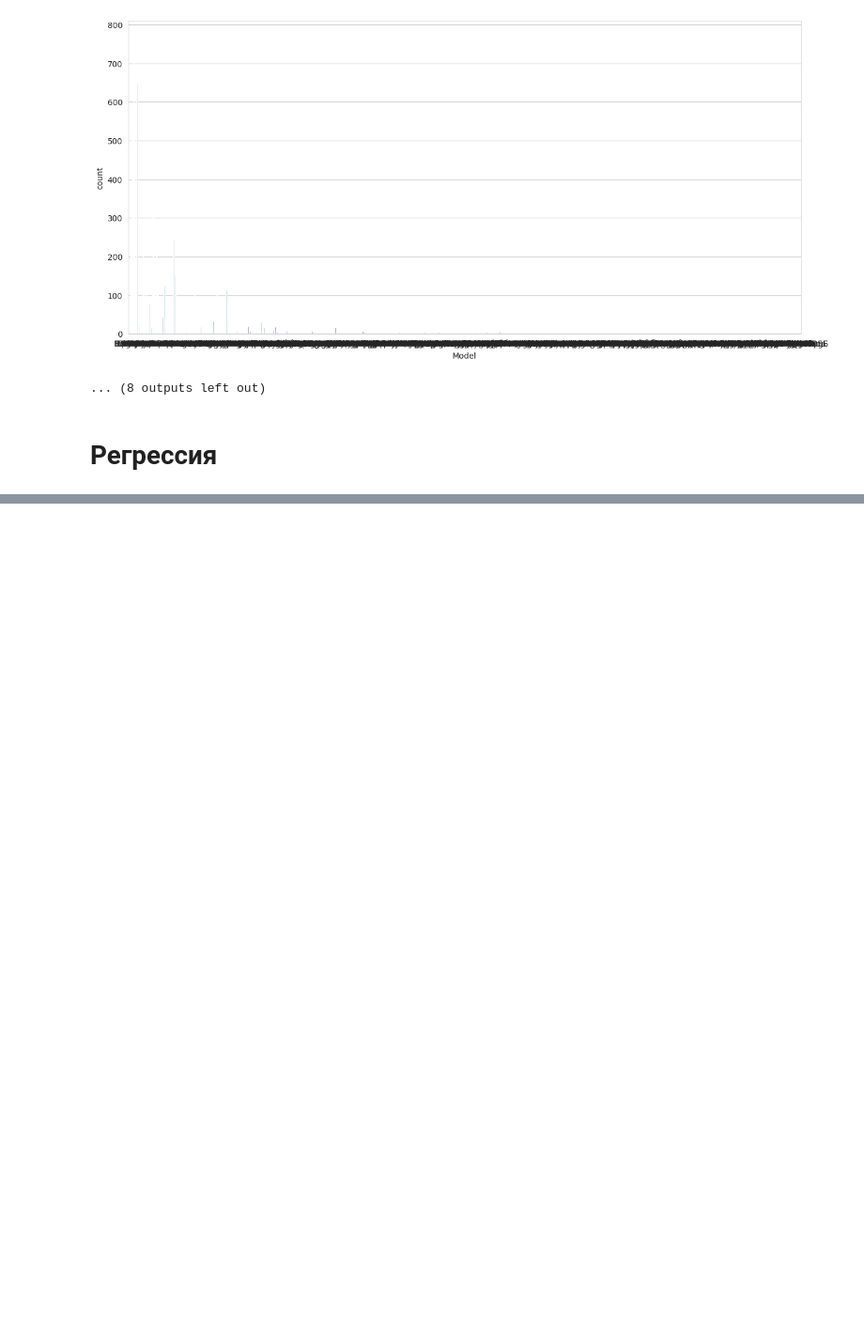
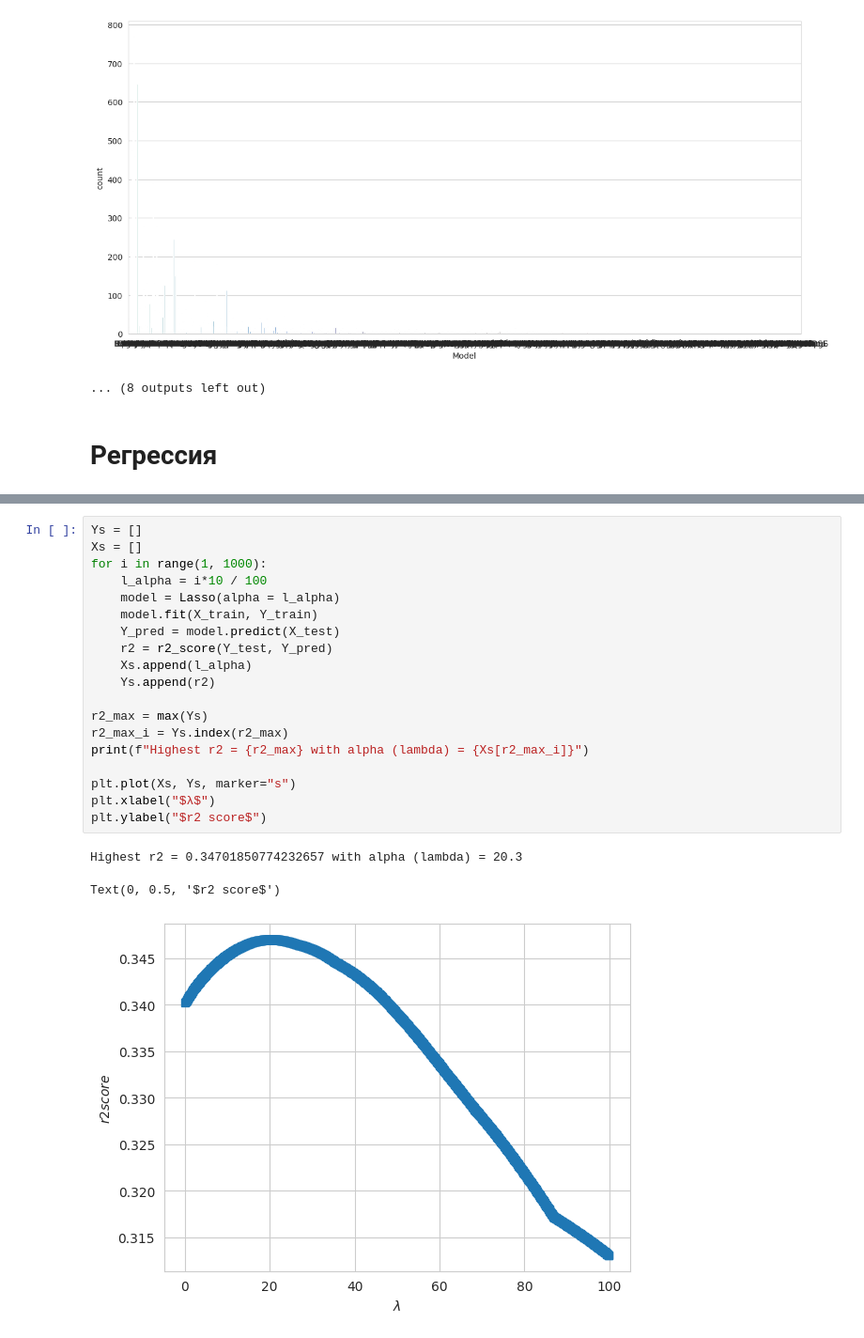
Before and after one commit to The220th/etu2022_AI_ML_NN, a Jupyter notebook: ML/lab3/lab3.ipynb, the cells around one changed output, grey strips where cells are left out. Shown at 94% size. Drawn from its saved outputs; the diff is of its cells as text; blank space fills up the shorter version.

```diff
--- a/ML/lab3/lab3.ipynb
+++ b/ML/lab3/lab3.ipynb
@@ -849,0 +813,23 @@ RMSE: 14551.792803664508
+# %%
+Ys = []
+Xs = []
+for i in range(1, 1000):
+    l_alpha = i*10 / 100
+    model = Lasso(alpha = l_alpha)
+    model.fit(X_train, Y_train)
+    Y_pred = model.predict(X_test)
+    r2 = r2_score(Y_test, Y_pred)
+    Xs.append(l_alpha)
+    Ys.append(r2)
+
+r2_max = max(Ys)
+r2_max_i = Ys.index(r2_max)
+print(f"Highest r2 = {r2_max} with alpha (lambda) = {Xs[r2_max_i]}")
+
+plt.plot(Xs, Ys, marker="s")
+plt.xlabel("$λ$")
+plt.ylabel("$r2 score$")
+# %% [output]
+Highest r2 = 0.34701850774232657 with alpha (lambda) = 20.3
+Text(0, 0.5, '$r2 score$')
+[figure, added]
```
Also changed, not shown: parts of 43 cells of this notebook, 8 other files.
